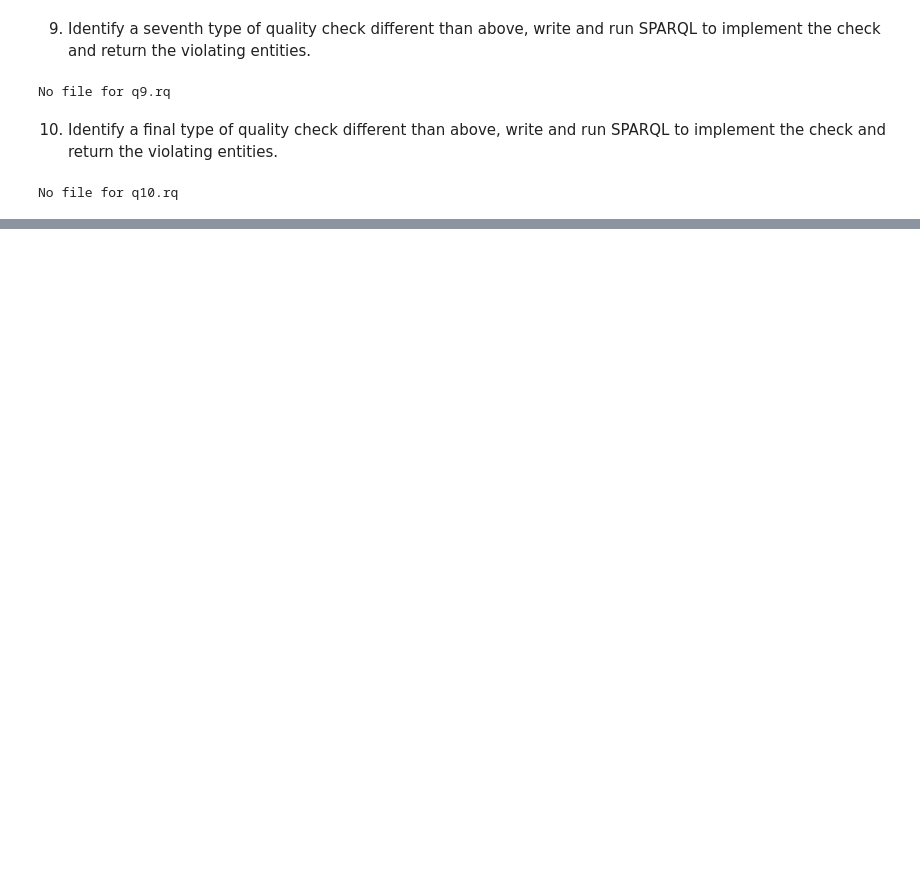
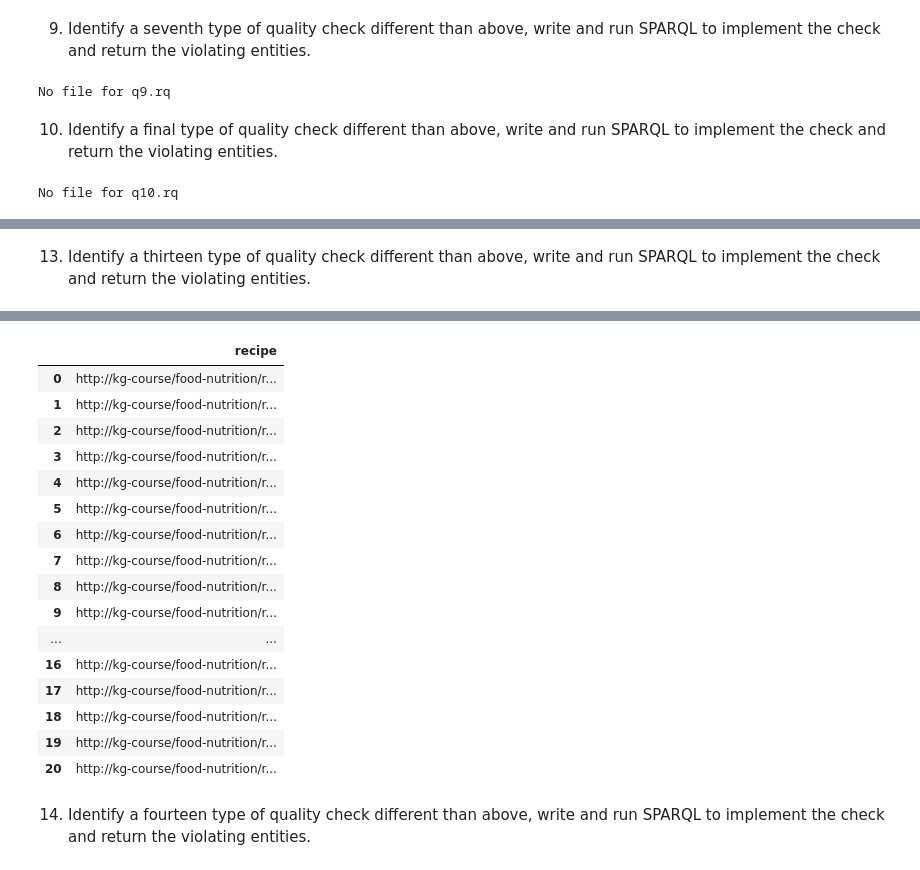
Before and after one commit to iscomper/BMKG-Assignemnt-2, a Jupyter notebook: Assignment2 Template.ipynb, the cells around one changed output, grey strips where cells are left out. Cells and saved outputs as stored; diff of their text form; code cells hidden in the pictures; blank space fills up the shorter version.

```diff
--- a/Assignment2 Template.ipynb
+++ b/Assignment2 Template.ipynb
@@ -171,0 +174,2 @@ No file for q10.rq
+# %%
+run_query(g, 'wrong_recipe_type.rq')
@@ -171,0 +180,5 @@ No file for q10.rq
+# %% [markdown]
+13. Identify a thirteen type of quality check different than above, write and run SPARQL to implement the check and return the violating entities.
+# %%
+run_query(g, 'complete_recipe.rq')
+# %% [output]
@@ -171,0 +186,19 @@ No file for q10.rq
+|  | recipe |
+| 0 | http://kg-course/food-nutrition/r... |
+| 1 | http://kg-course/food-nutrition/r... |
+| 2 | http://kg-course/food-nutrition/r... |
+| 3 | http://kg-course/food-nutrition/r... |
+| 4 | http://kg-course/food-nutrition/r... |
+| 5 | http://kg-course/food-nutrition/r... |
+| 6 | http://kg-course/food-nutrition/r... |
+| 7 | http://kg-course/food-nutrition/r... |
+| 8 | http://kg-course/food-nutrition/r... |
+| 9 | http://kg-course/food-nutrition/r... |
+| ... | ... |
+| 16 | http://kg-course/food-nutrition/r... |
+| 17 | http://kg-course/food-nutrition/r... |
+| 18 | http://kg-course/food-nutrition/r... |
+| 19 | http://kg-course/food-nutrition/r... |
+| 20 | http://kg-course/food-nutrition/r... |
+# %% [markdown]
+14. Identify a fourteen type of quality check different than above, write and run SPARQL to implement the check and return the violating entities.
```
Also changed, not shown: parts of 13 cells of this notebook, 1 other file.
